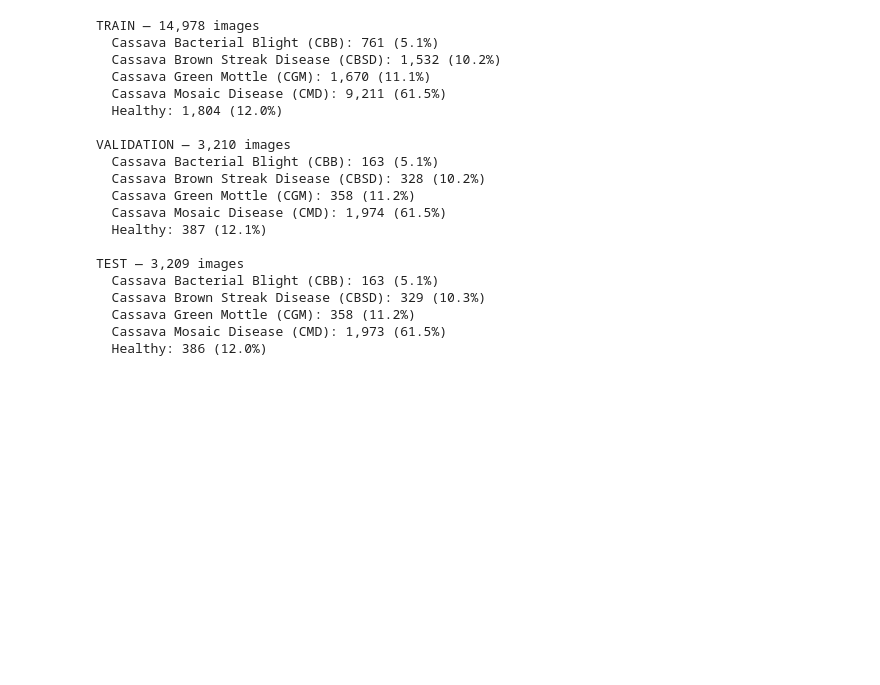
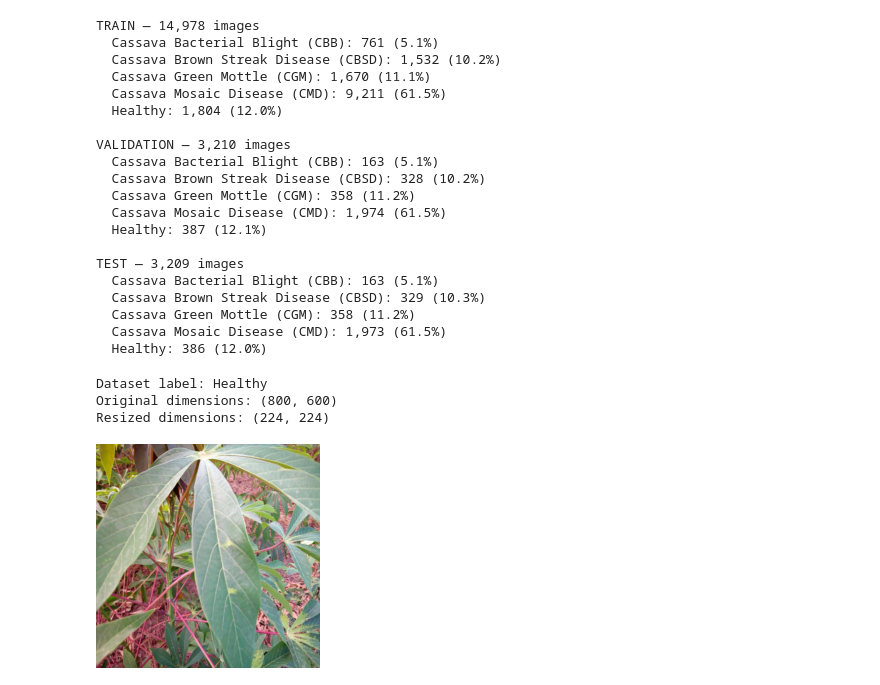
Before and after one commit to imannfazal/CassaDx, a Jupyter notebook: 01_data_check.ipynb, the cells around one changed output. Saved outputs shown, nothing was run; the diff lists cells and outputs as text; code cells hidden in the pictures; blank space fills up the shorter version.

```diff
--- a/01_data_check.ipynb
+++ b/01_data_check.ipynb
@@ -471,3 +471,26 @@ TEST — 3,209 images
   Cassava Green Mottle (CGM): 358 (11.2%)
   Cassava Mosaic Disease (CMD): 1,973 (61.5%)
   Healthy: 386 (12.0%)
+# %%
+# Preview a training image resized to the paper's 224 × 224 input size.
+# This directly resizes the image; the original file stays unchanged.
+
+sample = train_records[0]
+image_path = data_dir / "train_images" / sample["image_id"]
+
+with Image.open(image_path) as img:
+    original = img.convert("RGB")
+    resized = original.resize(
+        (224, 224),
+        resample=Image.Resampling.BILINEAR
+    )
+
+    print("Dataset label:", disease_names[sample["label"]])
+    print("Original dimensions:", original.size)
+    print("Resized dimensions:", resized.size)
+    display(resized)
+# %% [output]
+Dataset label: Healthy
+Original dimensions: (800, 600)
+Resized dimensions: (224, 224)
+[figure, added]
```
Also changed, not shown: 5 other files.
